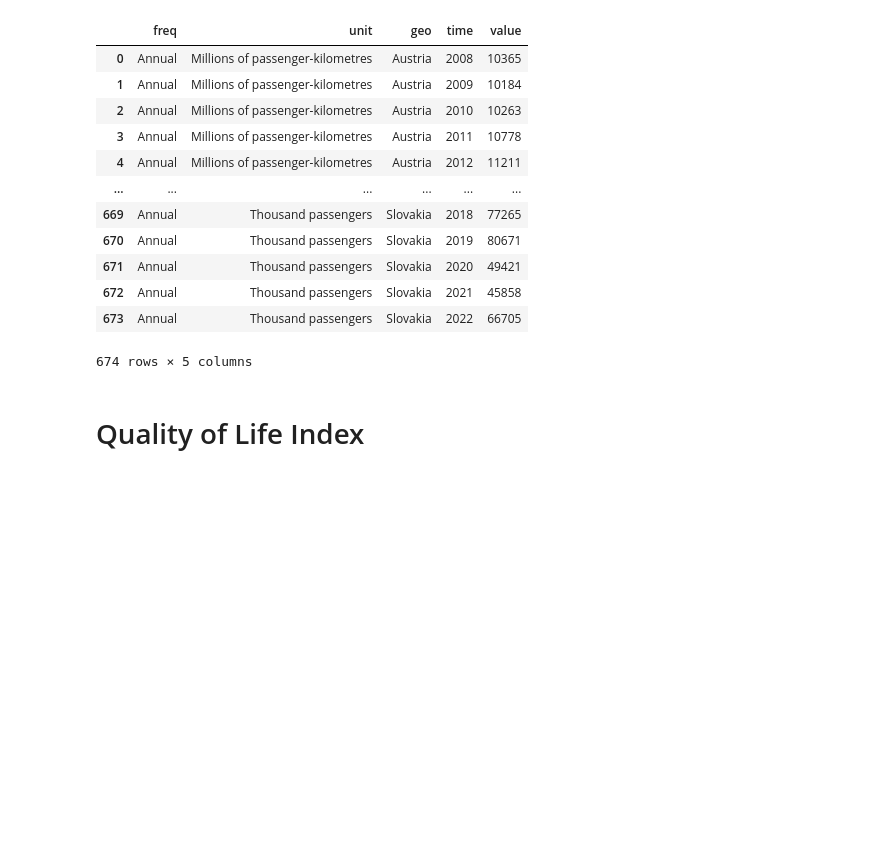
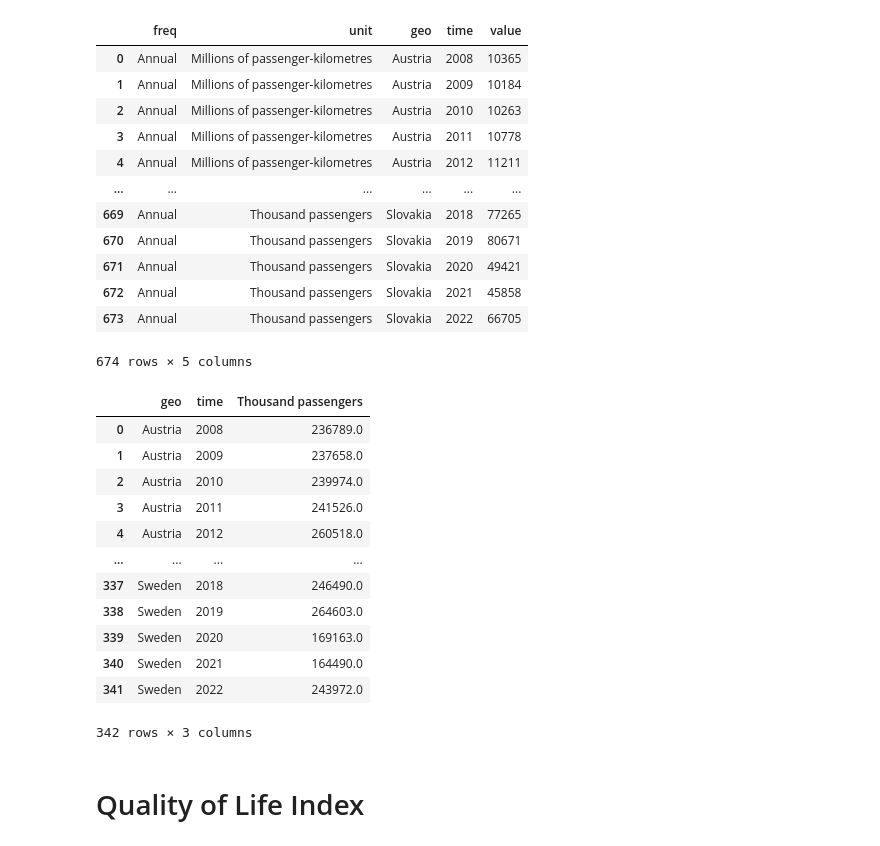
Before and after one commit to mke27/life, a Jupyter notebook: datasets/raw-datasets/accessingAPI.ipynb, the cells around one changed output. Saved outputs shown, nothing was run; the diff lists cells and outputs as text; code cells hidden in the pictures; blank space fills up the shorter version.

```diff
--- a/datasets/raw-datasets/accessingAPI.ipynb
+++ b/datasets/raw-datasets/accessingAPI.ipynb
@@ -195,6 +256,23 @@ infrastructure
 | 672 | Annual | Thousand passengers | Slovakia | 2021 | 45858 |
 | 673 | Annual | Thousand passengers | Slovakia | 2022 | 66705 |
 674 rows × 5 columns
+# %%
+inf_clean = clean_df(infrastructure, "unit", "value",["geo","time"], target_col="Thousand passengers")
+inf_clean
+# %% [output]
+|  | geo | time | Thousand passengers |
+| 0 | Austria | 2008 | 236789.0 |
+| 1 | Austria | 2009 | 237658.0 |
+| 2 | Austria | 2010 | 239974.0 |
+| 3 | Austria | 2011 | 241526.0 |
+| 4 | Austria | 2012 | 260518.0 |
+| ... | ... | ... | ... |
+| 337 | Sweden | 2018 | 246490.0 |
+| 338 | Sweden | 2019 | 264603.0 |
+| 339 | Sweden | 2020 | 169163.0 |
+| 340 | Sweden | 2021 | 164490.0 |
+| 341 | Sweden | 2022 | 243972.0 |
+342 rows × 3 columns
 # %% [markdown]
 # Quality of Life Index
 # %%
```
Also changed, not shown: parts of 7 cells of this notebook.
